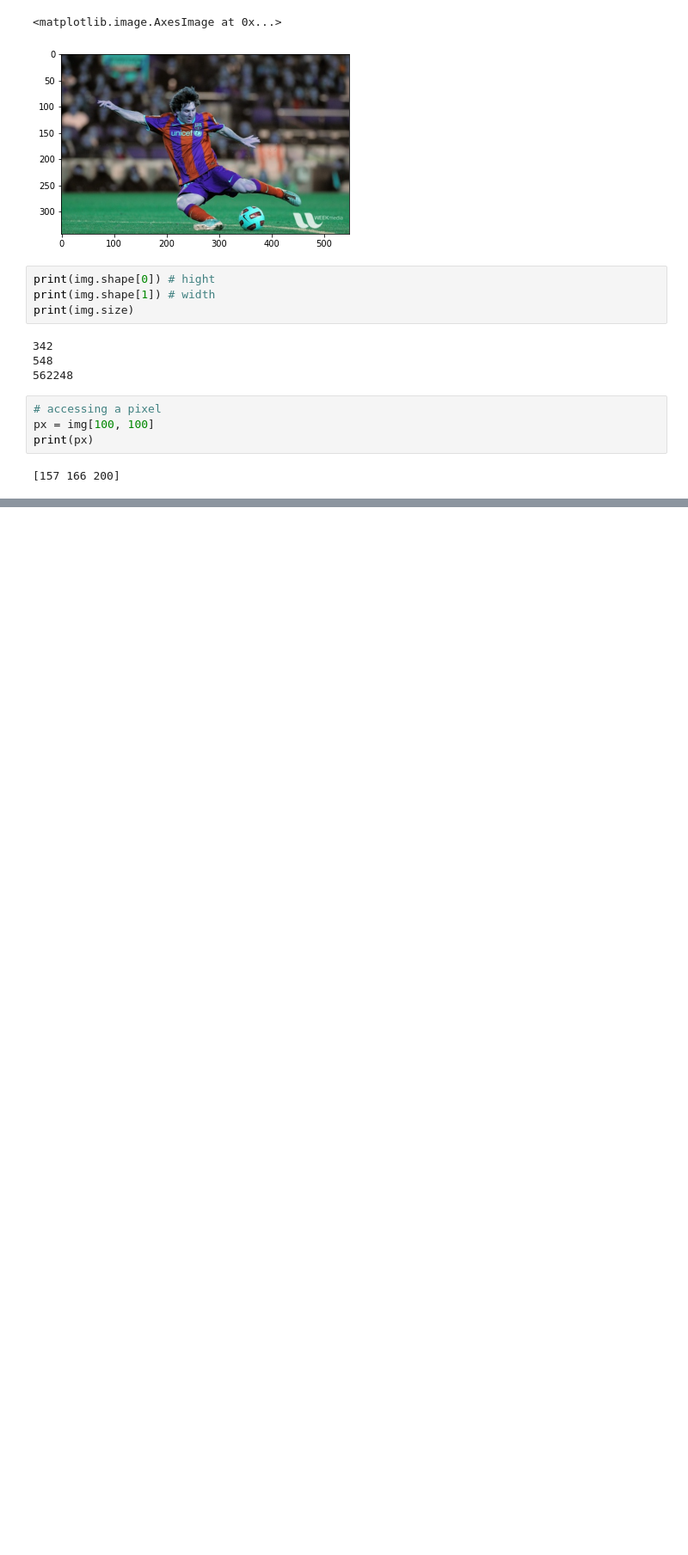
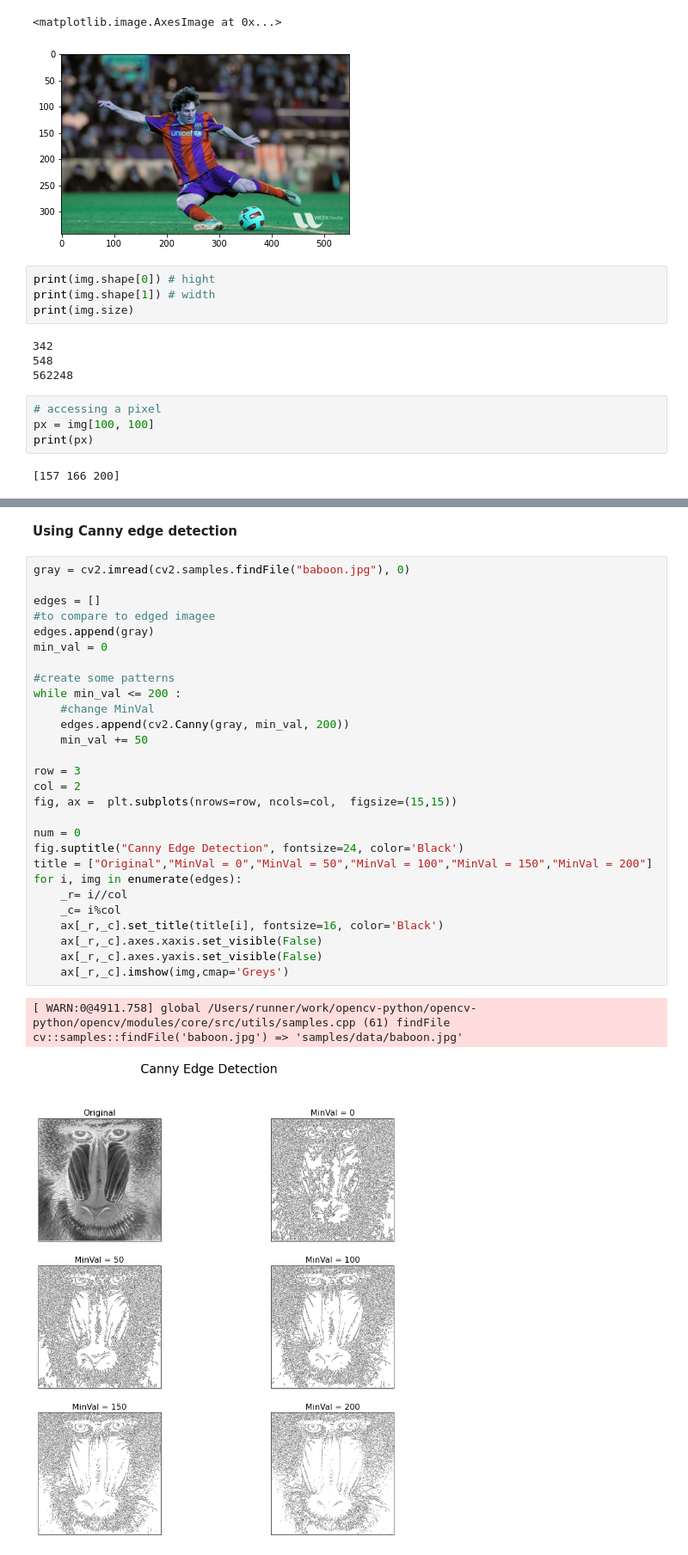
Before and after one commit to KeigoShibata/study, a Jupyter notebook: image-processing/opencv/basic-practice.ipynb, the cells around one changed output, grey strips where cells are left out. Shown at 86% size. Drawn from its saved outputs; the diff is of its cells as text; blank space fills up the shorter version.

Commit message:
Add Usig Canny edge dnetection

```diff
--- a/image-processing/opencv/basic-practice.ipynb
+++ b/image-processing/opencv/basic-practice.ipynb
@@ -47,0 +42,33 @@ plt.imshow(img)
+# %% [markdown]
+**Using Canny edge detection**
+# %%
+gray = cv2.imread(cv2.samples.findFile("baboon.jpg"), 0)
+
+edges = []
+#to compare to edged imagee
+edges.append(gray)
+min_val = 0
+
+#create some patterns
+while min_val <= 200 :
+    #change MinVal
+    edges.append(cv2.Canny(gray, min_val, 200))
+    min_val += 50
+
+row = 3
+col = 2
+fig, ax =  plt.subplots(nrows=row, ncols=col,  figsize=(15,15))
+
+num = 0
+fig.suptitle("Canny Edge Detection", fontsize=24, color='Black')
+title = ["Original","MinVal = 0","MinVal = 50","MinVal = 100","MinVal = 150","MinVal = 200"]
+for i, img in enumerate(edges):
+    _r= i//col
+    _c= i%col
+    ax[_r,_c].set_title(title[i], fontsize=16, color='Black')
+    ax[_r,_c].axes.xaxis.set_visible(False)
+    ax[_r,_c].axes.yaxis.set_visible(False)
+    ax[_r,_c].imshow(img,cmap='Greys')
+# %% [output]
+[ WARN:0@4911.758] global /Users/runner/work/opencv-python/opencv-python/opencv/modules/core/src/utils/samples.cpp (61) findFile cv::samples::findFile('baboon.jpg') => 'samples/data/baboon.jpg'
+[figure, added]
```
Also changed, not shown: parts of 5 cells of this notebook.
